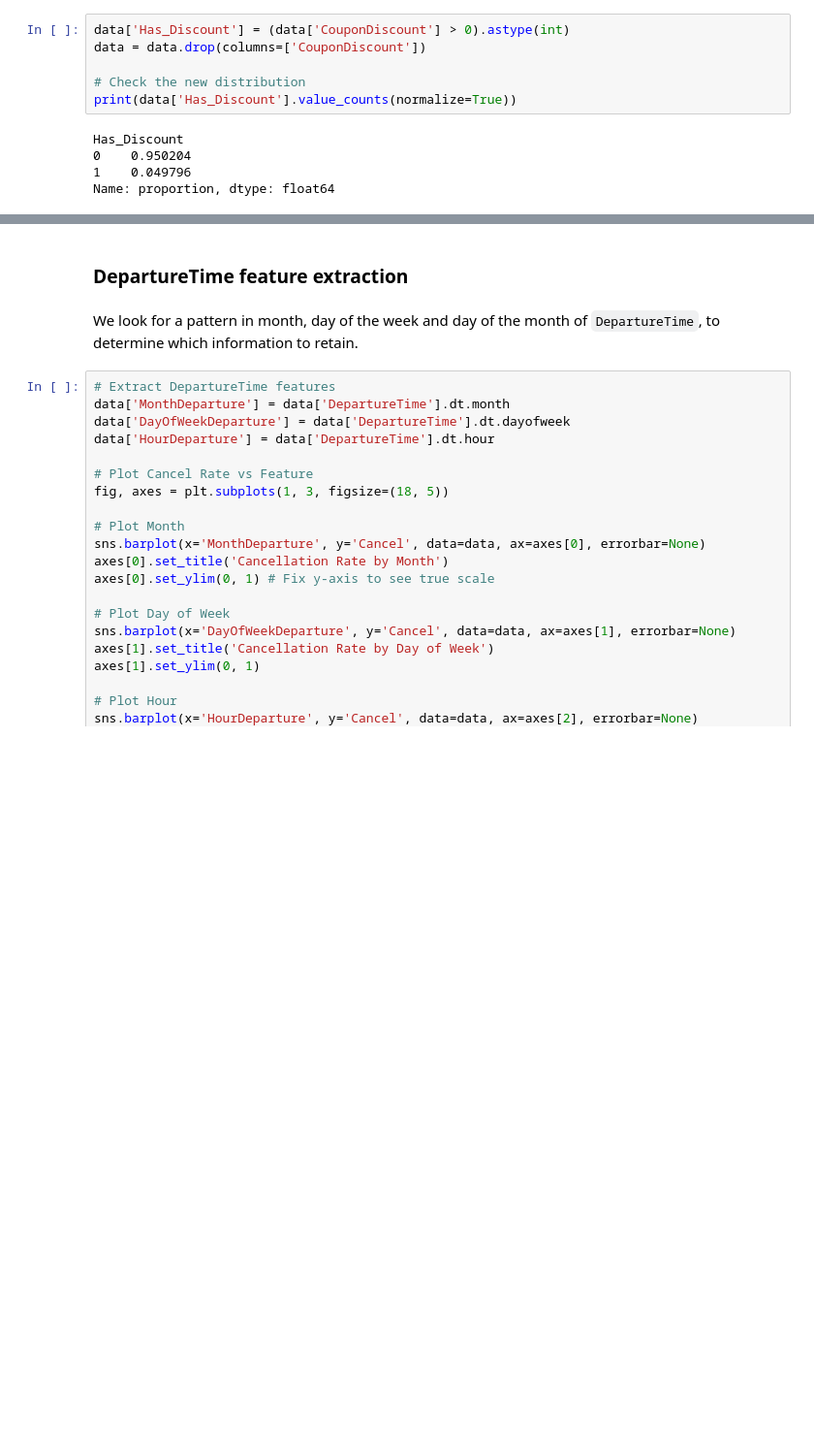
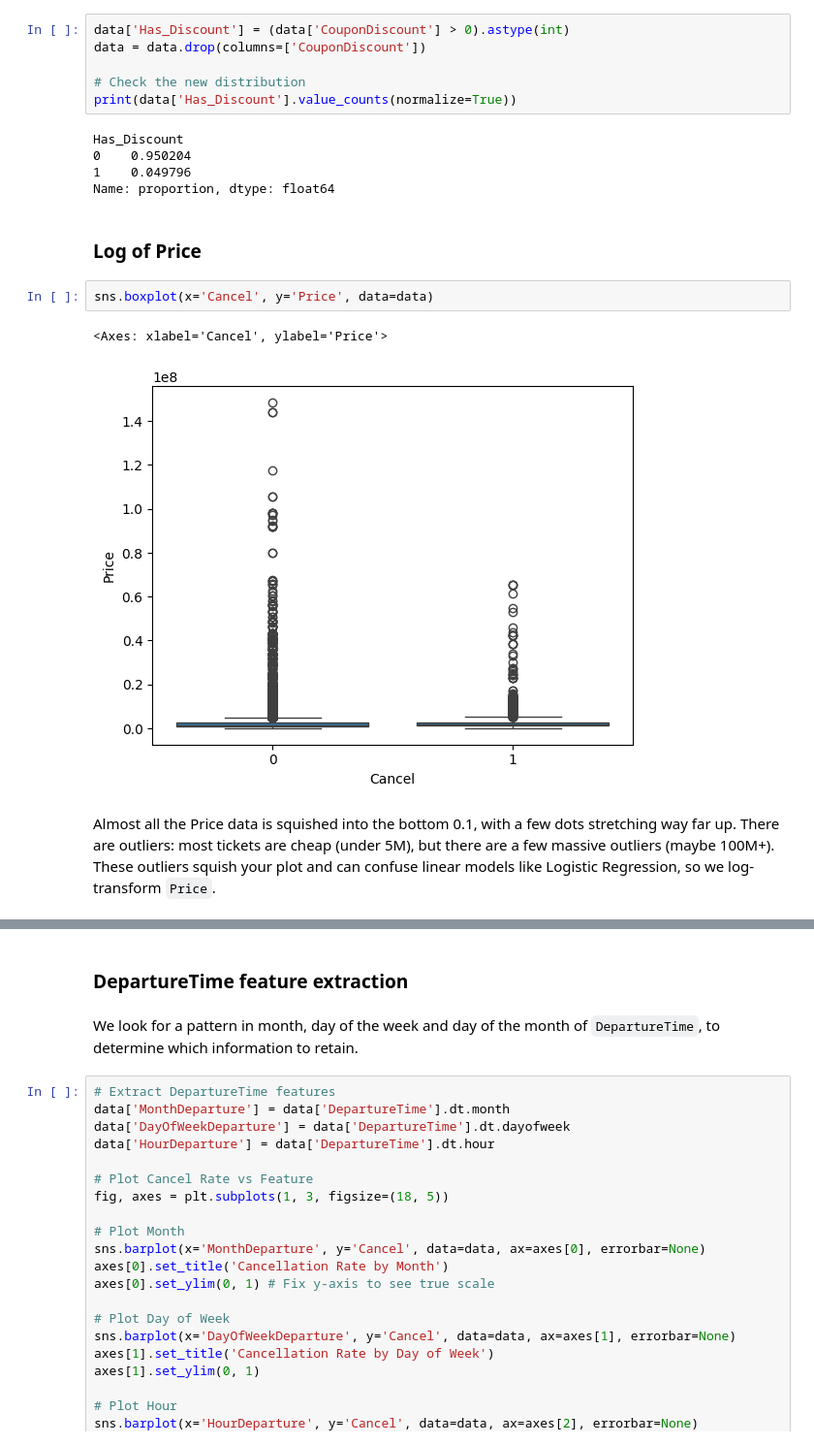
Before and after one commit to silviacalabretta/statistical-methods-project, a Jupyter notebook: notebooks/011_data_exploration.ipynb, the cells around one changed output, grey strips where cells are left out. Shown at 97% size. Cells and saved outputs as stored; diff of their text form; blank space fills up the shorter version.

```diff
--- a/notebooks/011_data_exploration.ipynb
+++ b/notebooks/011_data_exploration.ipynb
@@ -616,3 +619,12 @@ Has_Discount
 0    0.950204
 1    0.049796
 Name: proportion, dtype: float64
+# %% [markdown]
+### Log of Price
+# %%
+sns.boxplot(x='Cancel', y='Price', data=data)
+# %% [output]
+<Axes: xlabel='Cancel', ylabel='Price'>
+[figure, added]
+# %% [markdown]
+Almost all the Price data is squished into the bottom 0.1, with a few dots stretching way far up. There are outliers: most tickets are cheap (under 5M), but there are a few massive outliers (maybe 100M+). These outliers squish your plot and can confuse linear models like Logistic Regression, so we log-transform `Price`.
```
Also changed, not shown: parts of 22 cells of this notebook, 3 other files.
